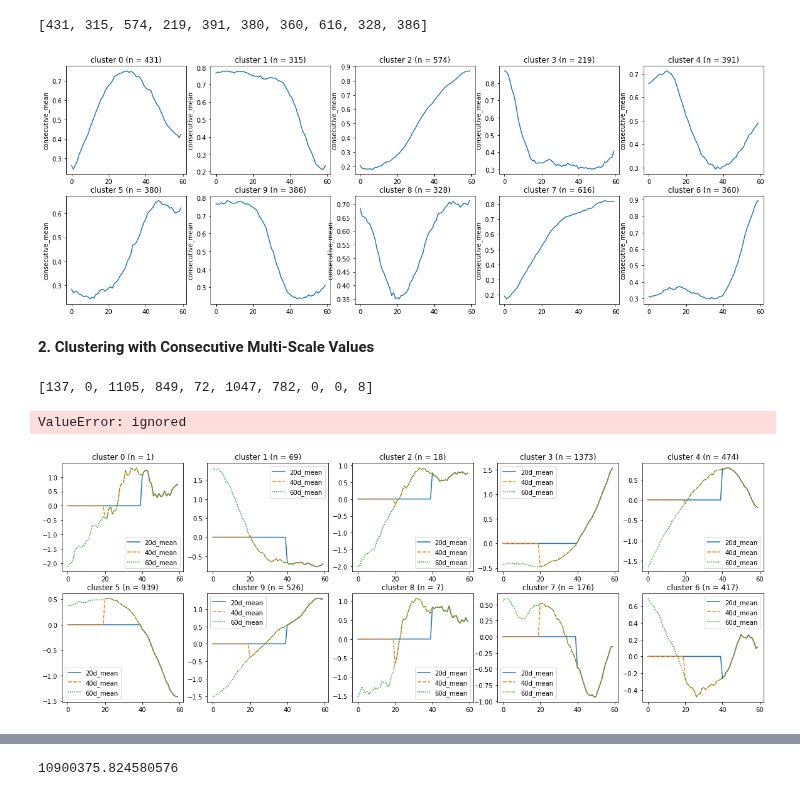
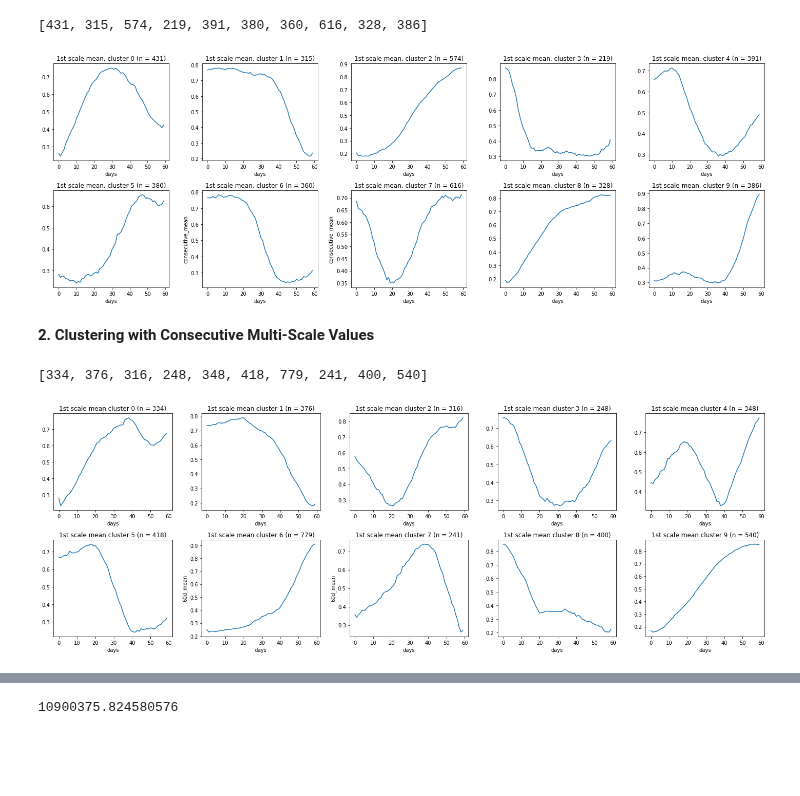
Before and after one commit to mtchibozo/Capstone-Fall-2020, a Jupyter notebook: romane_kassie_visualization_clustering.ipynb, the cells around one changed output, grey strips where cells are left out. Cells and saved outputs as stored; diff of their text form; code cells hidden in the pictures; blank space fills up the shorter version.

```diff
--- a/romane_kassie_visualization_clustering.ipynb
+++ b/romane_kassie_visualization_clustering.ipynb
@@ -70,20 +70,26 @@ for i in range(0,10):
 # %%
 #Plotting the results
 import seaborn as sns
 import matplotlib.pyplot as plt
 
 fig, ax = plt.subplots(2, 5, figsize = (20,7))
 
-for i in dict_skipped.keys():
+for i in range(0,10):
   if i < 5:
     sns.lineplot(data = dict_skipped[i]['consecutive_mean'], ax = ax[0, int(i)])
-    ax[0,int(i)].set_title('cluster ' + str(i) + ' (n = '+ str(clusters_n[int(i)])+')')
+    ax[0,int(i)].set_title('1st scale mean, cluster ' + str(i) + ' (n = '+ str(clusters_n[int(i)])+')')
+    ax[0,int(i)].set_ylabel('')
+    ax[0,int(i)].set_xlabel('days')
 
   else:
     sns.lineplot(data = dict_skipped[i]['consecutive_mean'], ax = ax[1, int(5-i)])
-    ax[1,int(5-i)].set_title('cluster ' + str(i) + ' (n = '+ str(clusters_n[int(i)])+')')
+    ax[1,int(i-5)].set_title('1st scale mean, cluster ' + str(i) + ' (n = '+ str(clusters_n[int(i)])+')')
+    ax[1,int(i-5)].set_ylabel('')
+    ax[1,int(i-5)].set_xlabel('days')
+
+plt.tight_layout()
 # %% [output]
-[figure, old version]
+[figure, new version]
 # %% [markdown]
 **2. Clustering with Consecutive Multi-Scale Values**
 # %%
@@ -104,7 +110,7 @@ for ind, arr in enumerate(consecutive_values):
 clusters_n_cons = [len(j) for j in dict_cons.values()]
 clusters_n_cons
 # %% [output]
-[137, 0, 1105, 849, 72, 1047, 782, 0, 0, 8]
+[334, 376, 316, 248, 348, 418, 779, 241, 400, 540]
 # %%
 #Create a dataframe with each column = mean of the values of each chunk in the cluster for that day
 for i in range(0,10):
@@ -119,22 +125,26 @@ for i in range(0,10):
 
   dict_cons[i] = pd.concat([col_20.mean(axis=1), col_40.mean(axis=1), col_60.mean(axis=1)], axis =1).replace(np.nan, 0)
   dict_cons[i].columns = ['20d_mean', '40d_mean', '60d_mean']
-# %% [output]
-ValueError: ignored
 # %%
 #Plotting the results
 fig, ax = plt.subplots(2, 5, figsize = (20,7))
 
 for i in dict_cons.keys():
   if i < 5:
-    sns.lineplot(data = dict_cons[i]['consecutive_mean'], ax = ax[0, int(i)])
-    ax[0,int(i)].set_title('cluster ' + str(i) + ' (n = '+ str(clusters_n_cons[int(i)])+')')
+    sns.lineplot(data = dict_cons[i]['60d_mean'], ax = ax[0, int(i)])
+    ax[0,int(i)].set_title('1st scale mean cluster ' + str(i) + ' (n = '+ str(clusters_n_cons[int(i)])+')')
+    ax[0,int(i)].set_ylabel('')
+    ax[0,int(i)].set_xlabel('days')
 
   else:
-    sns.lineplot(data = dict_cons[i]['consecutive_mean'], ax = ax[1, int(5-i)])
-    ax[1,int(5-i)].set_title('cluster ' + str(i) + ' (n = '+ str(clusters_n_cons[int(i)])+')')
+    sns.lineplot(data = dict_cons[i]['60d_mean'], ax = ax[1, int(5-i)])
+    ax[1,int(i-5)].set_title('1st scale mean cluster ' + str(i) + ' (n = '+ str(clusters_n_cons[int(i)])+')')
+    ax[1,int(i-5)].set_ylabel('')
+    ax[1,int(i-5)].set_xlabel('days')
+
+plt.tight_layout()
 # %% [output]
-[figure, old version]
+[figure, new version]
 # %%
 import tslearn
 from tslearn.metrics import dtw, cdist_dtw
```
Also changed, not shown: parts of 4 cells of this notebook.
